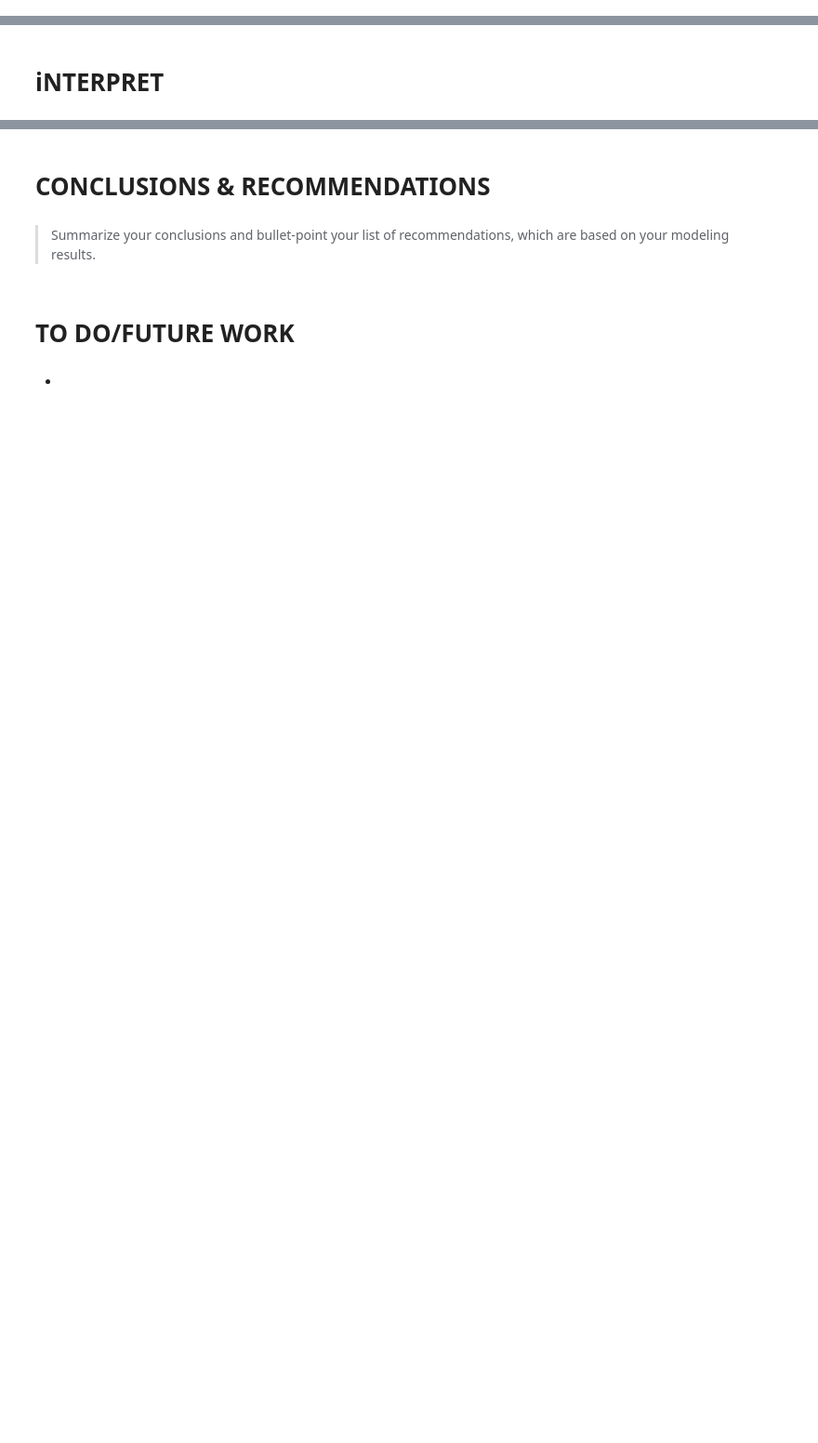
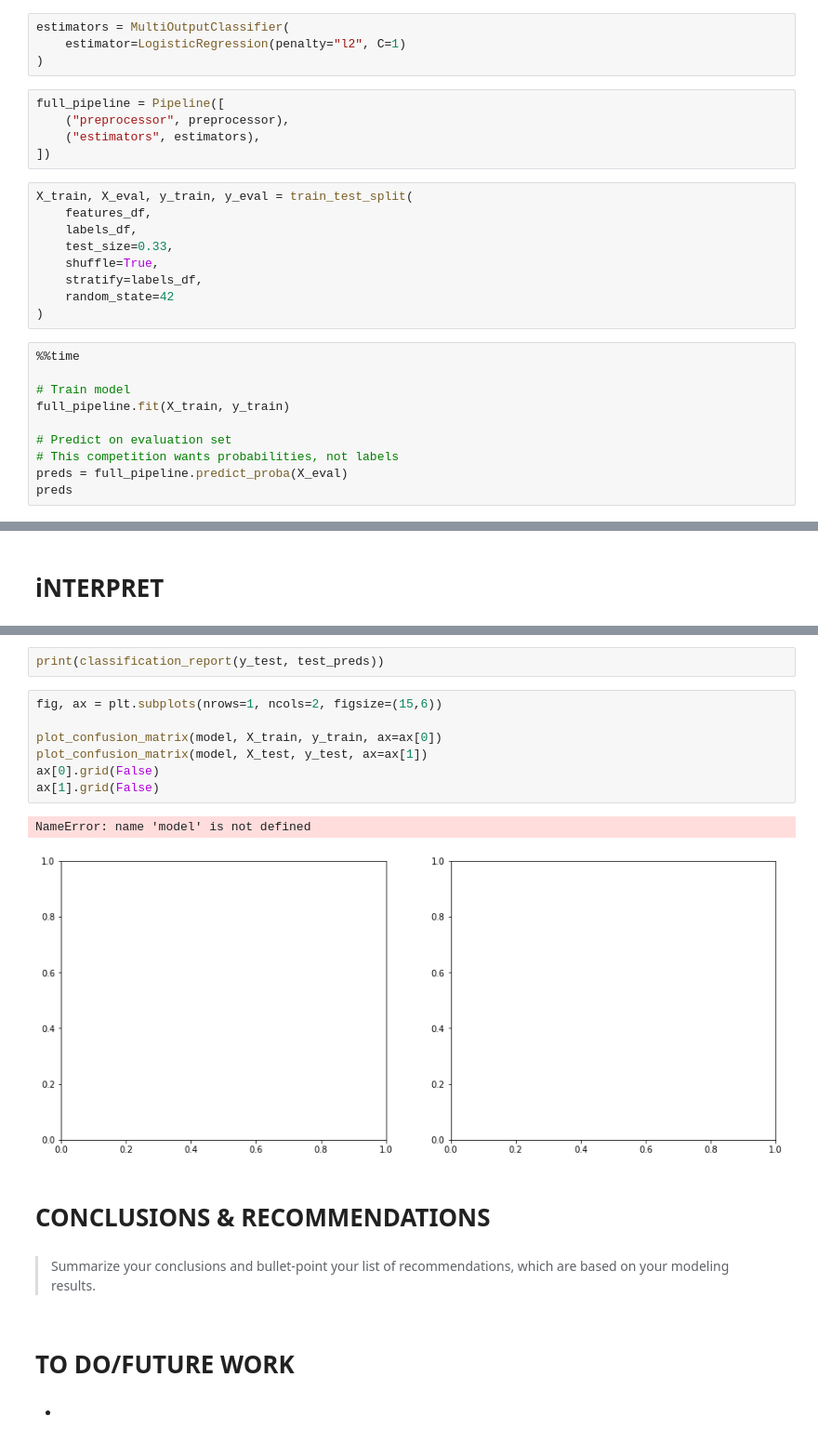
Before and after one commit to rcauvy/Flu_Shot_Learning, a Jupyter notebook: index.ipynb, the cells around one changed output, grey strips where cells are left out. Shown at 93% size. Cells and saved outputs as stored; diff of their text form; blank space fills up the shorter version.

```diff
--- a/index.ipynb
+++ b/index.ipynb
@@ -391,0 +455,28 @@ print(numeric_cols)
+# %%
+estimators = MultiOutputClassifier(
+    estimator=LogisticRegression(penalty="l2", C=1)
+)
+# %%
+full_pipeline = Pipeline([
+    ("preprocessor", preprocessor),
+    ("estimators", estimators),
+])
+# %%
+X_train, X_eval, y_train, y_eval = train_test_split(
+    features_df,
+    labels_df,
+    test_size=0.33,
+    shuffle=True,
+    stratify=labels_df,
+    random_state=42
+)
+# %%
+%%time
+
+# Train model
+full_pipeline.fit(X_train, y_train)
+
+# Predict on evaluation set
+# This competition wants probabilities, not labels
+preds = full_pipeline.predict_proba(X_eval)
+preds
@@ -441,3 +714,15 @@ NameError: name 'full_pipeline' is not defined
+# %%
+print(classification_report(y_test, test_preds))
+# %%
+fig, ax = plt.subplots(nrows=1, ncols=2, figsize=(15,6))
+
+plot_confusion_matrix(model, X_train, y_train, ax=ax[0])
+plot_confusion_matrix(model, X_test, y_test, ax=ax[1])
+ax[0].grid(False)
+ax[1].grid(False)
+# %% [output]
+NameError: name 'model' is not defined
+[figure, added]
 # %% [markdown]
 # CONCLUSIONS & RECOMMENDATIONS
 # %% [markdown]
```
Also changed, not shown: parts of 60 cells of this notebook.
